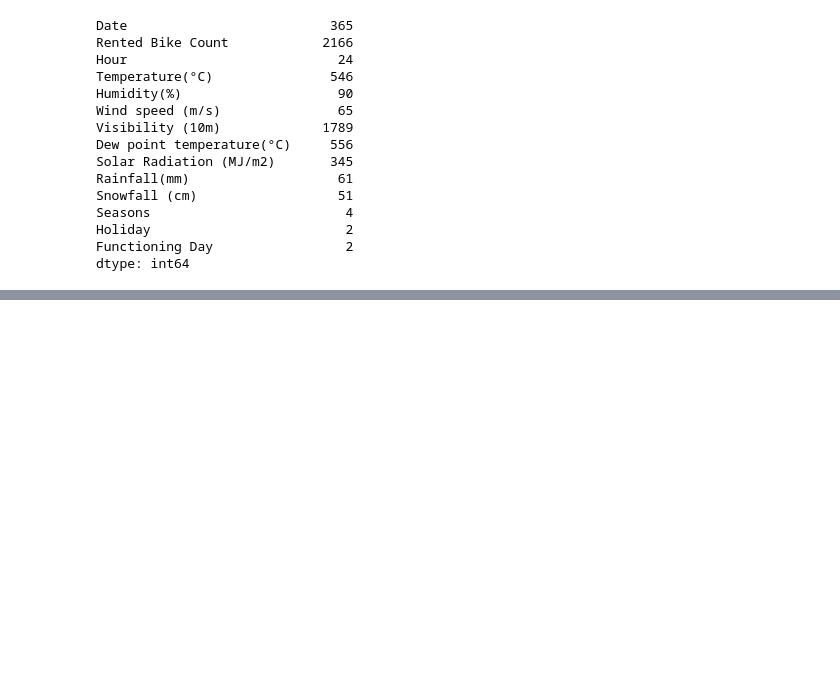
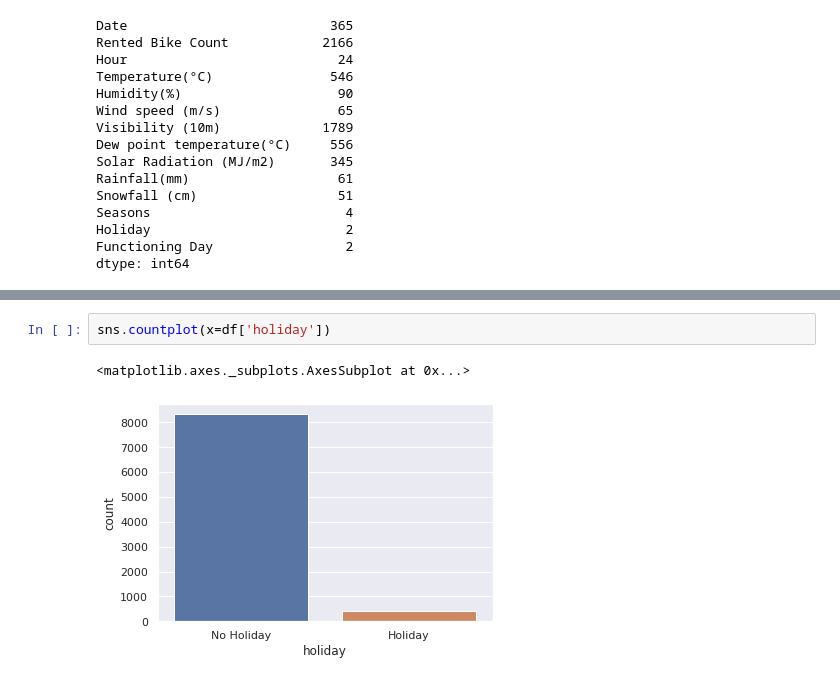
Before and after one commit to bhavikk001/Bike-Sharing-Demand-Prediction, a Jupyter notebook: Bhavik_Bike_Sharing_Demand_Prediction_Capstone_Project.ipynb, the cells around one changed output, grey strips where cells are left out. Cells and saved outputs as stored; diff of their text form; blank space fills up the shorter version.

```diff
--- a/Bhavik_Bike_Sharing_Demand_Prediction_Capstone_Project.ipynb
+++ b/Bhavik_Bike_Sharing_Demand_Prediction_Capstone_Project.ipynb
@@ -288,0 +401,5 @@ dtype: int64
+# %%
+sns.countplot(x=df['holiday'])
+# %% [output]
+<matplotlib.axes._subplots.AxesSubplot at 0x...>
+[figure, added]
```
Also changed, not shown: parts of 30 cells of this notebook.
